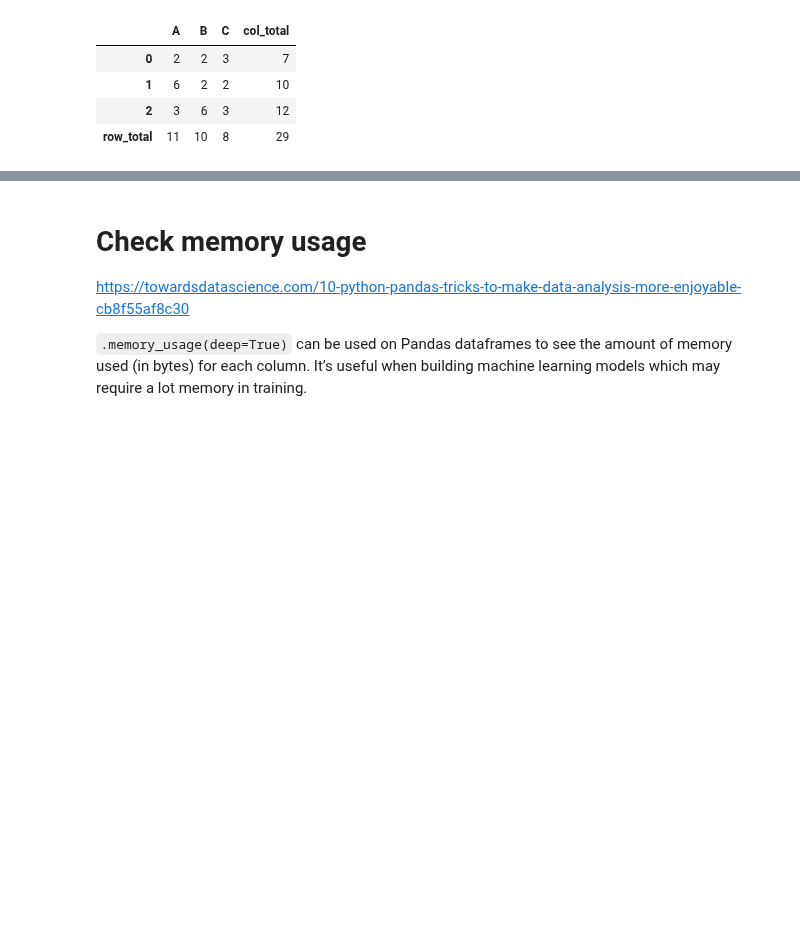
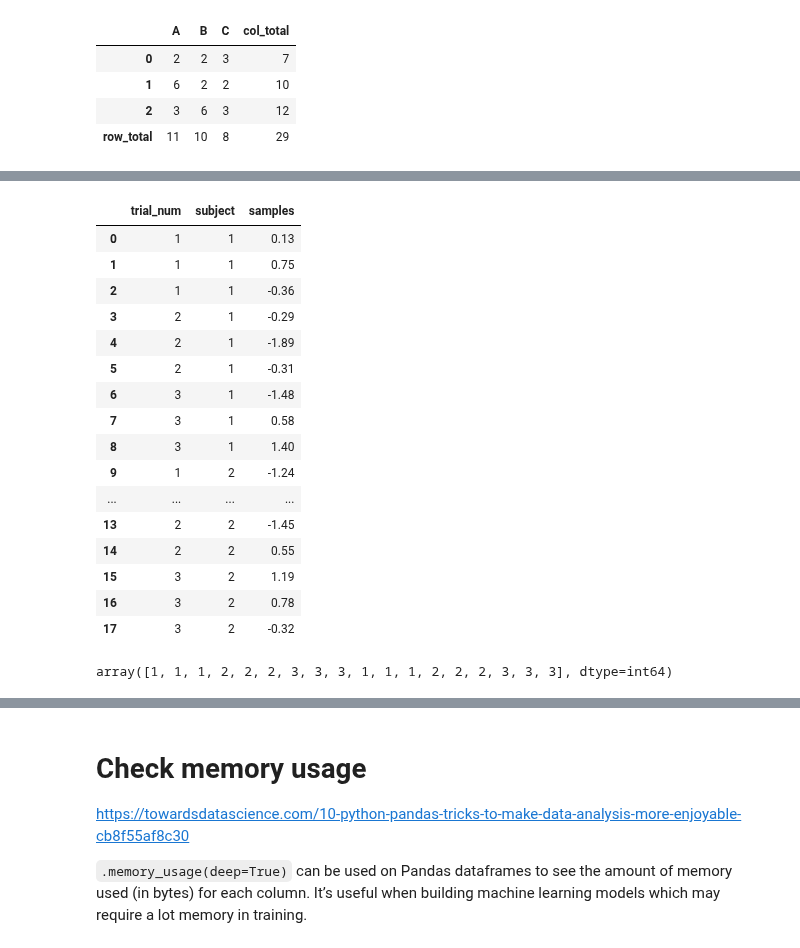
Before and after one commit to NelisW/PythonNotesToSelf, a Jupyter notebook: pandas/PandasCheatSheet.ipynb, the cells around one changed output, grey strips where cells are left out. Saved outputs shown, nothing was run; the diff lists cells and outputs as text; code cells hidden in the pictures; blank space fills up the shorter version.

```diff
--- a/pandas/PandasCheatSheet.ipynb
+++ b/pandas/PandasCheatSheet.ipynb
@@ -3783,0 +3810,30 @@ df
+# %%
+lst_col = 'samples'
+
+r = pd.DataFrame({
+      col:np.repeat(df[col].values, df[lst_col].str.len())
+      for col in df.columns.drop(lst_col)}
+    ).assign(**{lst_col:np.concatenate(df[lst_col].values)})[df.columns]
+r
+# %% [output]
+|  | trial_num | subject | samples |
+| 0 | 1 | 1 | 0.13 |
+| 1 | 1 | 1 | 0.75 |
+| 2 | 1 | 1 | -0.36 |
+| 3 | 2 | 1 | -0.29 |
+| 4 | 2 | 1 | -1.89 |
+| 5 | 2 | 1 | -0.31 |
+| 6 | 3 | 1 | -1.48 |
+| 7 | 3 | 1 | 0.58 |
+| 8 | 3 | 1 | 1.40 |
+| 9 | 1 | 2 | -1.24 |
+| ... | ... | ... | ... |
+| 13 | 2 | 2 | -1.45 |
+| 14 | 2 | 2 | 0.55 |
+| 15 | 3 | 2 | 1.19 |
+| 16 | 3 | 2 | 0.78 |
+| 17 | 3 | 2 | -0.32 |
+# %%
+np.repeat(df['trial_num'].values, df[lst_col].str.len())
+# %% [output]
+array([1, 1, 1, 2, 2, 2, 3, 3, 3, 1, 1, 1, 2, 2, 2, 3, 3, 3], dtype=int64)
```
Also changed, not shown: parts of 6 cells of this notebook, 1 other file.
